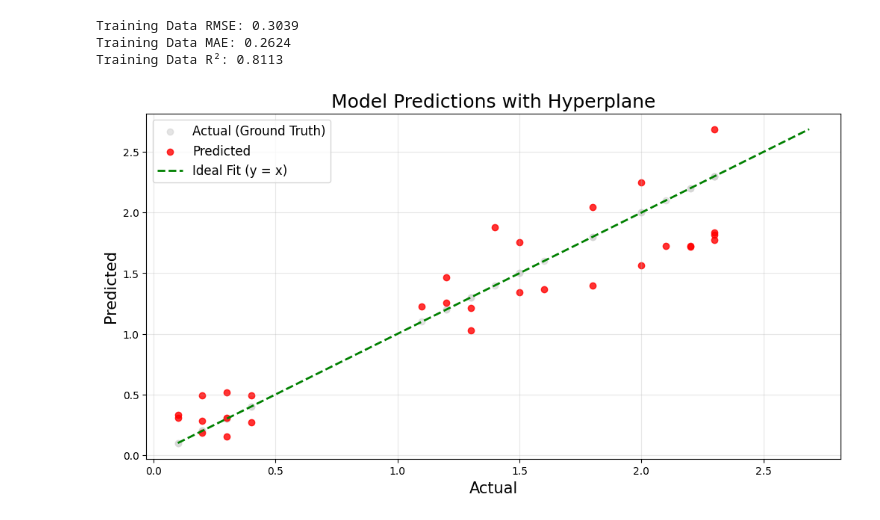
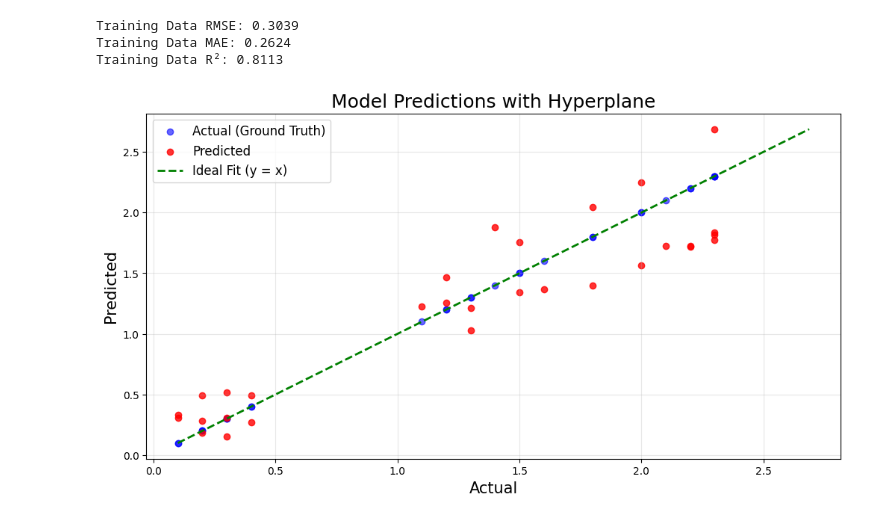
Before and after one commit to KETHA-DIVYA-SREE/Basics-of-DL, a Jupyter notebook: nn_multi_linear_regression.ipynb, the cells around one changed output. Drawn from its saved outputs; the diff is of its cells as text; code cells hidden in the pictures.

```diff
--- a/nn_multi_linear_regression.ipynb
+++ b/nn_multi_linear_regression.ipynb
@@ -237,23 +237,23 @@ Training Data R²: 0.8113
 # %%
 plt.figure(figsize=(12, 6))
 
 # Scatter actual values in the background
-plt.scatter(y_test, y_test, c='lightgray', label='Actual (Ground Truth)', alpha=0.6)
+plt.scatter(y_test, y_test, c='b', label='Actual (Ground Truth)', alpha=0.6)
 
 # Scatter predicted vs actual values
 plt.scatter(y_test, y_pred, c='r', label='Predicted', alpha=0.8)
 
 # Add a hyperplane for y = x (perfect prediction line)
 min_val = min(y_test.min(), y_pred.min())
 max_val = max(y_test.max(), y_pred.max())
 plt.plot([min_val, max_val], [min_val, max_val], 'g--', lw=2, label='Ideal Fit (y = x)')
 
 # Customize plot
 plt.xlabel('Actual', fontsize=15)
 plt.ylabel('Predicted', fontsize=15)
 plt.title('Model Predictions with Hyperplane', fontsize=18)
 plt.legend(fontsize=12)
 plt.grid(alpha=0.3)
 plt.show()
 # %% [output]
-[figure, old version]
+[figure, new version]
```
